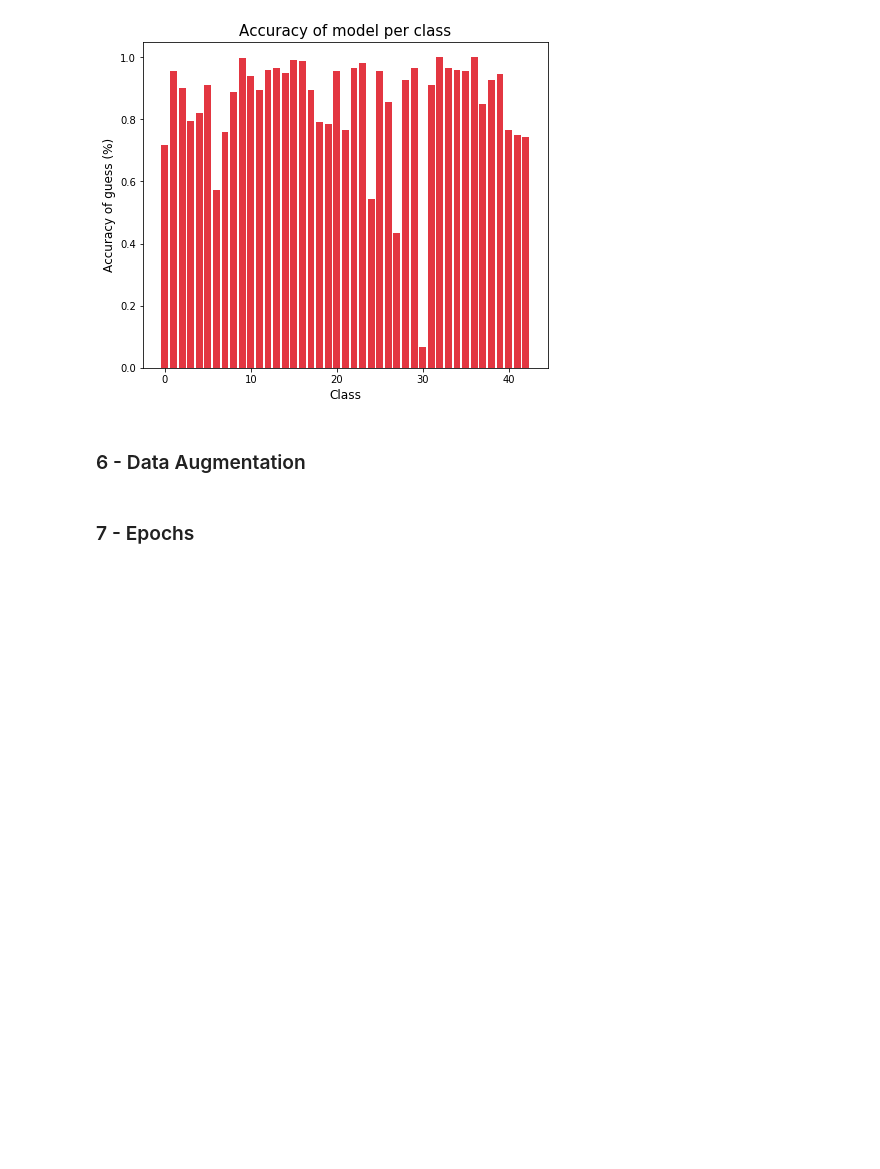
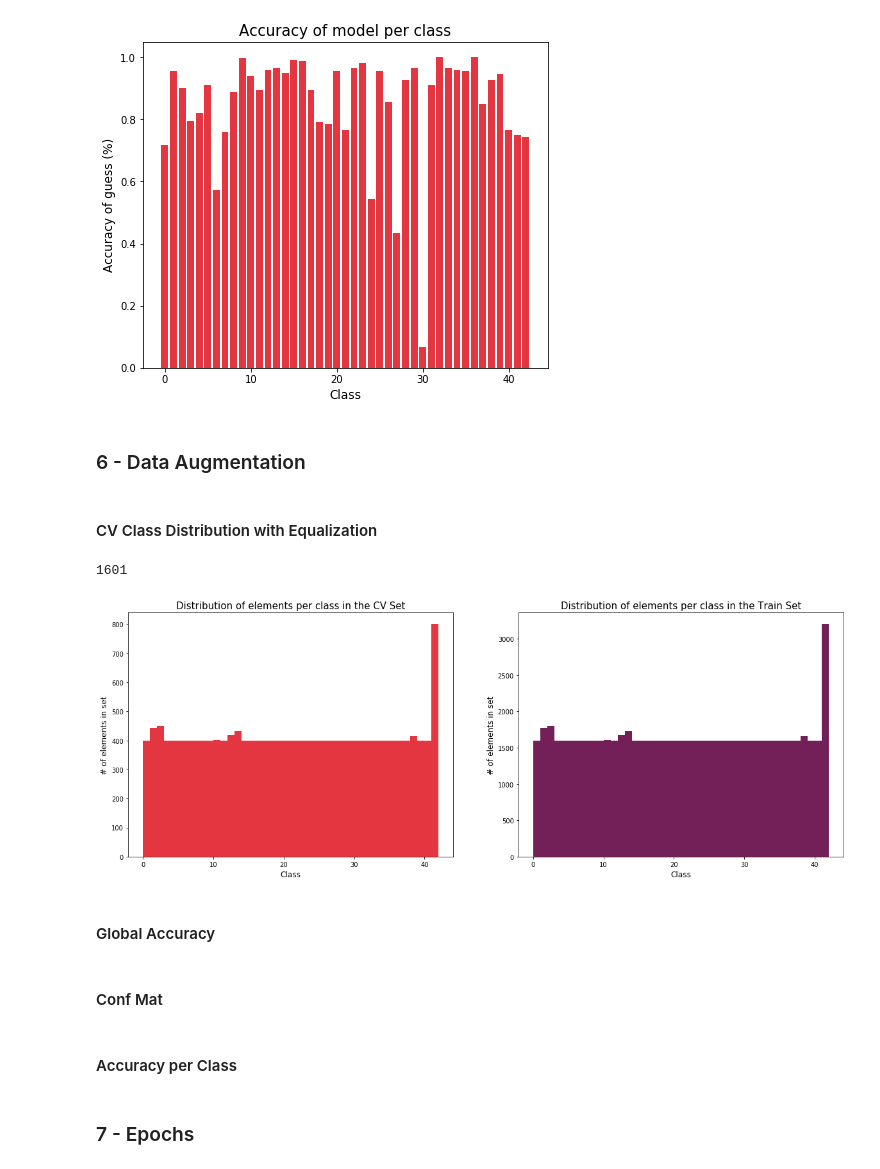
Before and after one commit to HerouFenix/taa-traffic-sign-identification, a Jupyter notebook: Project1.ipynb, the cells around one changed output. Saved outputs shown, nothing was run; the diff lists cells and outputs as text; code cells hidden in the pictures; blank space fills up the shorter version.

```diff
--- a/Project1.ipynb
+++ b/Project1.ipynb
@@ -125,7 +153,7 @@ def create_cv_equitative(x_train, y_train):
     x_cv, y_cv = shuffle(x_cv, y_cv)
     return x_cv, y_cv, x_train, y_train
 
-def open_set(path_test, path_train, gray = False, cv_random = True):
+def open_set(path_test, path_train, gray = False, cv_random = True, augment=False):
 
     with open(path_test, "rb") as f:
         test = pickle.load(f)
@@ -134,6 +162,12 @@ def open_set(path_test, path_train, gray = False, cv_random = True):
 
     # Get the training set
     x_train, y_train = train['images'], train['labels']
+
+    if augment:
+        #Normalize images
+        x_train, y_train= augment_set(x_train, y_train)
+
+        print("finished augmenting set")
 
     # Get the cross validation set
     if cv_random:
@@ -164,6 +198,8 @@ def open_set(path_test, path_train, gray = False, cv_random = True):
         x_test = np.array(x_test).reshape((len(x_test), 32, 32, 3))
         y_test = keras.utils.to_categorical(np.array(y_test))
 
+
+
     return x_test, y_test, x_train, y_train, x_cv, y_cv
 # %%
-x_test, y_test, x_train, y_train, x_cv, y_cv = open_set("./Dataset/PickledData/Test_normalize.p", "./Dataset/PickledData/Train_normalize.p", gray=True, cv_random=False)
+x_test, y_test, x_train, y_train, x_cv, y_cv = open_set("./Dataset/PickledData/Test_normalize.p", "./Dataset/PickledData/Train_normalize.p", gray=True, cv_random=False, augment=True)
@@ -204,8 +210,4 @@ def augment_set(x_set, y_set):
 # %%
-#Normalize images
-x_train, y_train= augment_set(x_train, y_train)
-x_cv, y_cv= augment_set(x_cv, y_cv)
-x_test, y_test= augment_set(x_test, y_test)
 
 # Shuffle the training set
 x_train, y_train = shuffle(x_train, y_train)
@@ -340,13 +342,14 @@ def plot_cv_per_class(y_cv, y_train):
     plt.figure(figsize = (20,7))
 
     plt.subplot(1,2,1)
-    plt.hist(np.argmax(y_cv, axis=1), bins = range(0,43), color="#e33641")
+    plt.hist(np.argmax(y_cv, axis=1), bins = range(0,44), color="#e33641")
     plt.xlabel('Class',fontsize=12)
     plt.ylabel('# of elements in set',fontsize=12)
     plt.title('Distribution of elements per class in the CV Set',fontsize=15)
 
+
     plt.subplot(1,2,2)
-    plt.hist(np.argmax(y_train, axis=1), bins = range(0,43), color="#731f58")
+    plt.hist(np.argmax(y_train, axis=1), bins = range(0,44), color="#731f58")
     plt.xlabel('Class',fontsize=12)
     plt.ylabel('# of elements in set',fontsize=12)
     plt.title('Distribution of elements per class in the Train Set',fontsize=15)
@@ -691,3 +694,12 @@ plot_acc_per_class(conf_mat_rel)
 [figure]
 # %% [markdown]
 ### 6 - Data Augmentation
+# %% [markdown]
+#### CV Class Distribution with Equalization
+# %%
+plot_cv_per_class(y_cv,y_train)
+# %% [output]
+1601
+[figure, added]
+# %% [markdown]
+#### Global Accuracy
@@ -693,0 +716,2 @@ plot_acc_per_class(conf_mat_rel)
+# %% [markdown]
+#### Conf Mat
@@ -693,0 +723,2 @@ plot_acc_per_class(conf_mat_rel)
+# %% [markdown]
+#### Accuracy per Class
```
Also changed, not shown: parts of 9 cells of this notebook.
